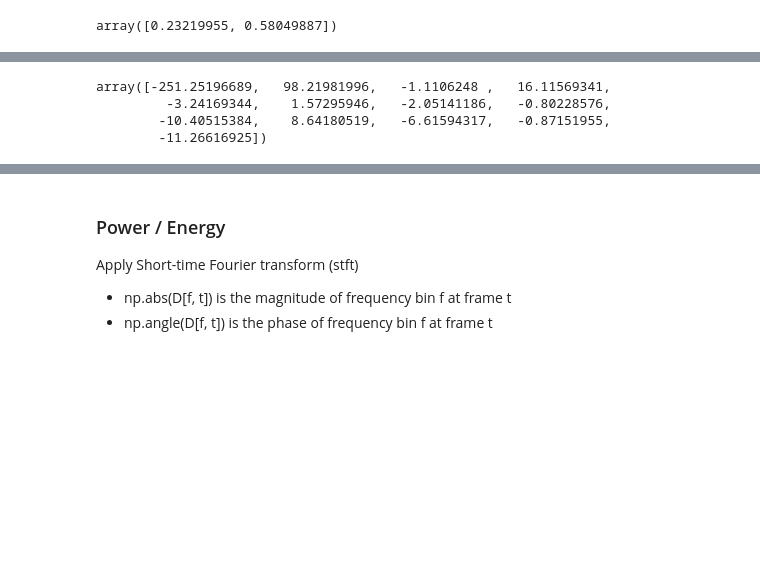
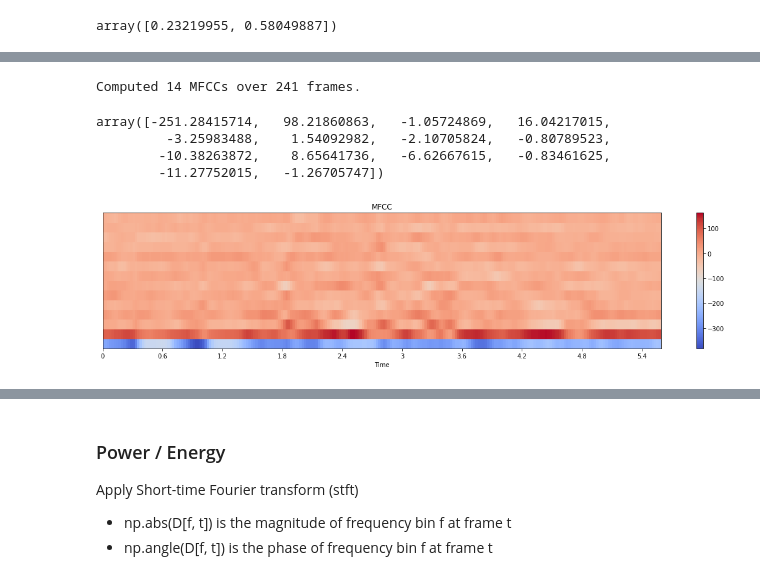
Before and after one commit to zeetaros/ml_nanodegree, a Jupyter notebook: capstone/dev_audio_models.ipynb, the cells around one changed output, grey strips where cells are left out. Cells and saved outputs as stored; diff of their text form; code cells hidden in the pictures; blank space fills up the shorter version.

```diff
--- a/capstone/dev_audio_models.ipynb
+++ b/capstone/dev_audio_models.ipynb
@@ -64,9 +86,21 @@ Compute MFCC features from the raw signal
 # %%
-mfcc = librosa.feature.mfcc(y=y, sr=sample_rate, hop_length=512, n_mfcc=13)
-mfcc_avg = np.mean(mfcc.T,axis=0)
-mfcc_avg
+mfccs = librosa.feature.mfcc(y=y, sr=sample_rate, hop_length=256, n_mfcc=14)
+print('Computed {} MFCCs over {} frames.'.format(mfccs.shape[0], mfccs.shape[1]))
 # %% [output]
-array([-251.25196689,   98.21981996,   -1.1106248 ,   16.11569341,
-         -3.24169344,    1.57295946,   -2.05141186,   -0.80228576,
-        -10.40515384,    8.64180519,   -6.61594317,   -0.87151955,
-        -11.26616925])
+Computed 14 MFCCs over 241 frames.
+# %%
+mfcc_avg = np.mean(mfccs.T,axis=0)
+mfcc_avg
+# %% [output]
+array([-251.28415714,   98.21860863,   -1.05724869,   16.04217015,
+         -3.25983488,    1.54092982,   -2.10705824,   -0.80789523,
+        -10.38263872,    8.65641736,   -6.62667615,   -0.83461625,
+        -11.27752015,   -1.26705747])
+# %%
+plt.figure(figsize=(16, 4))
+librosa.display.specshow(mfccs, x_axis='time')
+plt.colorbar()
+plt.title('MFCC')
+plt.tight_layout()
+# %% [output]
+[figure, added]
```
Also changed, not shown: parts of 42 cells of this notebook.
